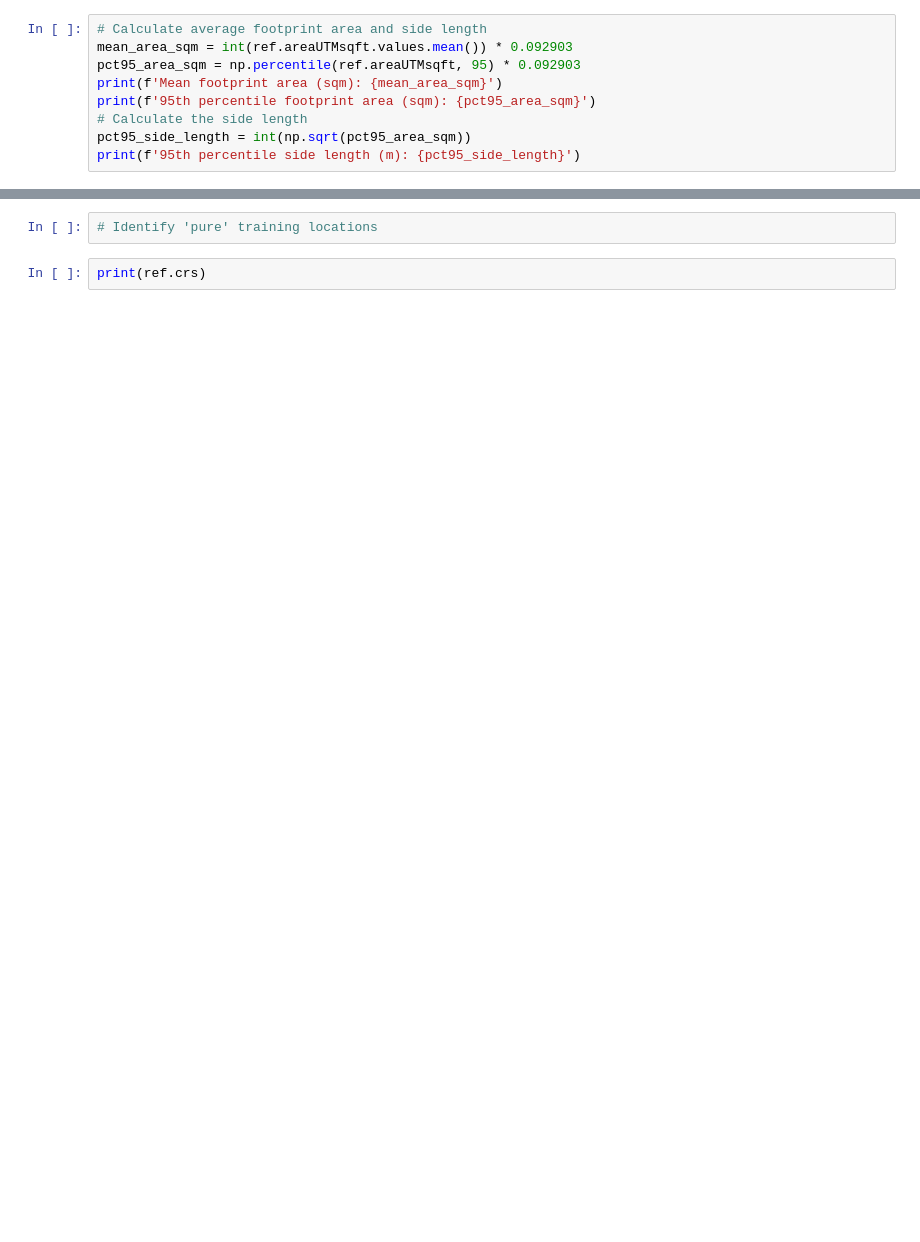
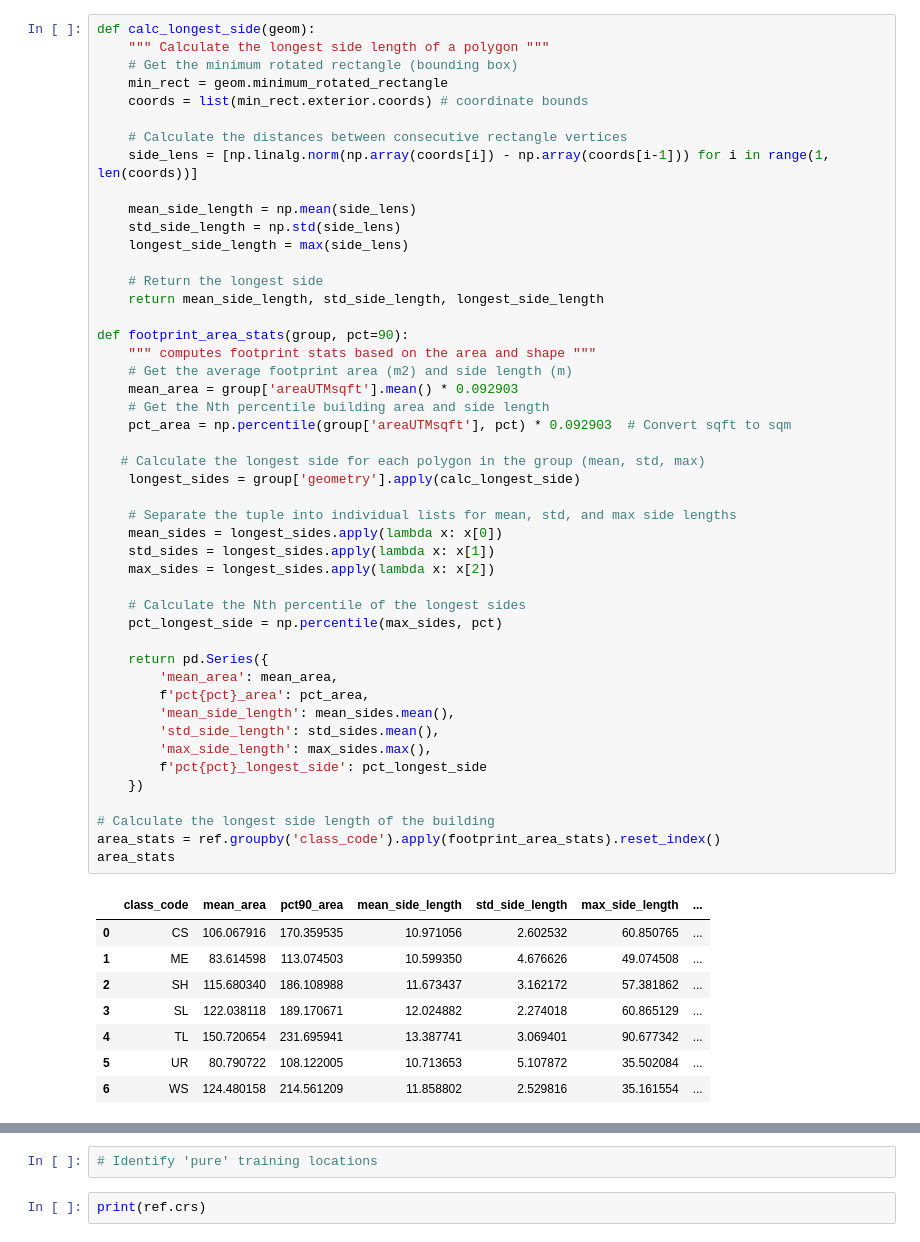
Before and after one commit to maxwellCcook/rooftop-mapping, a Jupyter notebook: code/03resnet18-dc-tuning-gridSearch.ipynb, the cells around one changed output, grey strips where cells are left out. Drawn from its saved outputs; the diff is of its cells as text; blank space fills up the shorter version.

```diff
--- a/code/03resnet18-dc-tuning-gridSearch.ipynb
+++ b/code/03resnet18-dc-tuning-gridSearch.ipynb
@@ -264,9 +321,56 @@ print(f'Code map: {code_mapping}\nDescription map: {desc_mapping}')
 # %%
-# Calculate average footprint area and side length
-mean_area_sqm = int(ref.areaUTMsqft.values.mean()) * 0.092903
-pct95_area_sqm = np.percentile(ref.areaUTMsqft, 95) * 0.092903
-print(f'Mean footprint area (sqm): {mean_area_sqm}')
-print(f'95th percentile footprint area (sqm): {pct95_area_sqm}')
-# Calculate the side length
-pct95_side_length = int(np.sqrt(pct95_area_sqm))
-print(f'95th percentile side length (m): {pct95_side_length}')
+def calc_longest_side(geom):
+    """ Calculate the longest side length of a polygon """
+    # Get the minimum rotated rectangle (bounding box)
+    min_rect = geom.minimum_rotated_rectangle
+    coords = list(min_rect.exterior.coords) # coordinate bounds
+
+    # Calculate the distances between consecutive rectangle vertices
+    side_lens = [np.linalg.norm(np.array(coords[i]) - np.array(coords[i-1])) for i in range(1, len(coords))]
+
+    mean_side_length = np.mean(side_lens)
+    std_side_length = np.std(side_lens)
+    longest_side_length = max(side_lens)
+
+    # Return the longest side
+    return mean_side_length, std_side_length, longest_side_length
+
+def footprint_area_stats(group, pct=90):
+    """ computes footprint stats based on the area and shape """
+    # Get the average footprint area (m2) and side length (m)
+    mean_area = group['areaUTMsqft'].mean() * 0.092903
+    # Get the Nth percentile building area and side length
+    pct_area = np.percentile(group['areaUTMsqft'], pct) * 0.092903  # Convert sqft to sqm
+
+   # Calculate the longest side for each polygon in the group (mean, std, max)
+    longest_sides = group['geometry'].apply(calc_longest_side)
+
+    # Separate the tuple into individual lists for mean, std, and max side lengths
+    mean_sides = longest_sides.apply(lambda x: x[0])
+    std_sides = longest_sides.apply(lambda x: x[1])
+    max_sides = longest_sides.apply(lambda x: x[2])
+
+    # Calculate the Nth percentile of the longest sides
+    pct_longest_side = np.percentile(max_sides, pct)
+
+    return pd.Series({
+        'mean_area': mean_area,
+        f'pct{pct}_area': pct_area,
+        'mean_side_length': mean_sides.mean(),
+        'std_side_length': std_sides.mean(),
+        'max_side_length': max_sides.max(),
+        f'pct{pct}_longest_side': pct_longest_side
+    })
+
+# Calculate the longest side length of the building
+area_stats = ref.groupby('class_code').apply(footprint_area_stats).reset_index()
+area_stats
+# %% [output]
+|  | class_code | mean_area | pct90_area | mean_side_length | std_side_length | max_side_length | ... |
+| 0 | CS | 106.067916 | 170.359535 | 10.971056 | 2.602532 | 60.850765 | ... |
+| 1 | ME | 83.614598 | 113.074503 | 10.599350 | 4.676626 | 49.074508 | ... |
+| 2 | SH | 115.680340 | 186.108988 | 11.673437 | 3.162172 | 57.381862 | ... |
+| 3 | SL | 122.038118 | 189.170671 | 12.024882 | 2.274018 | 60.865129 | ... |
+| 4 | TL | 150.720654 | 231.695941 | 13.387741 | 3.069401 | 90.677342 | ... |
+| 5 | UR | 80.790722 | 108.122005 | 10.713653 | 5.107872 | 35.502084 | ... |
+| 6 | WS | 124.480158 | 214.561209 | 11.858802 | 2.529816 | 35.161554 | ... |
```
Also changed, not shown: parts of 28 cells of this notebook, 1 other file.
